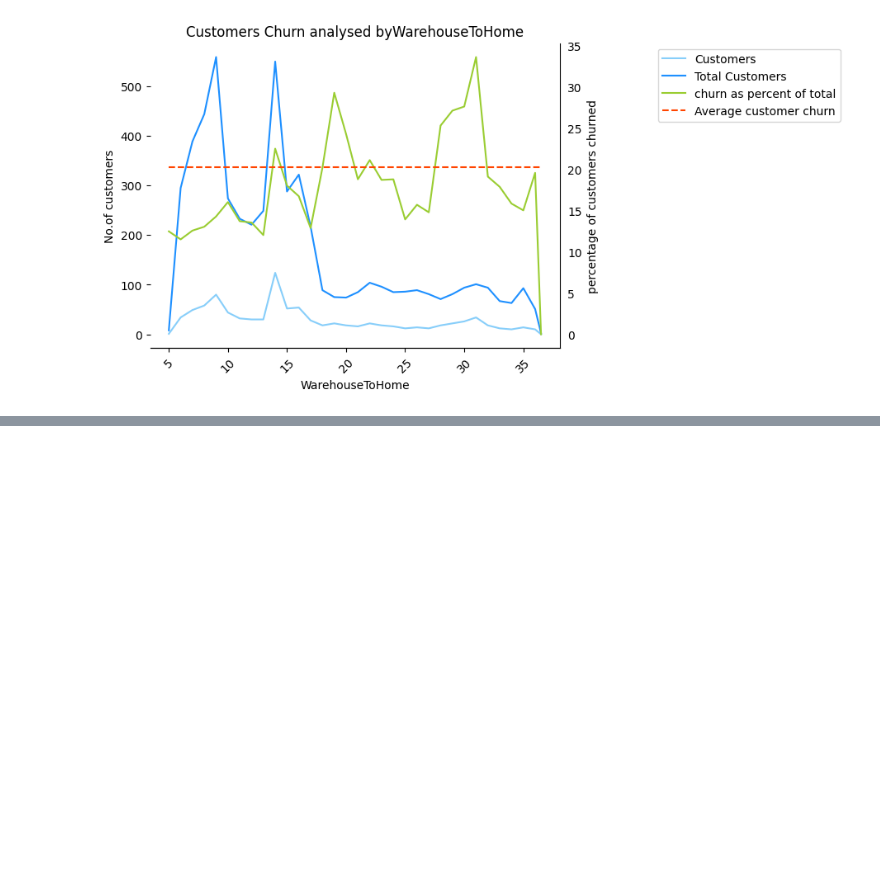
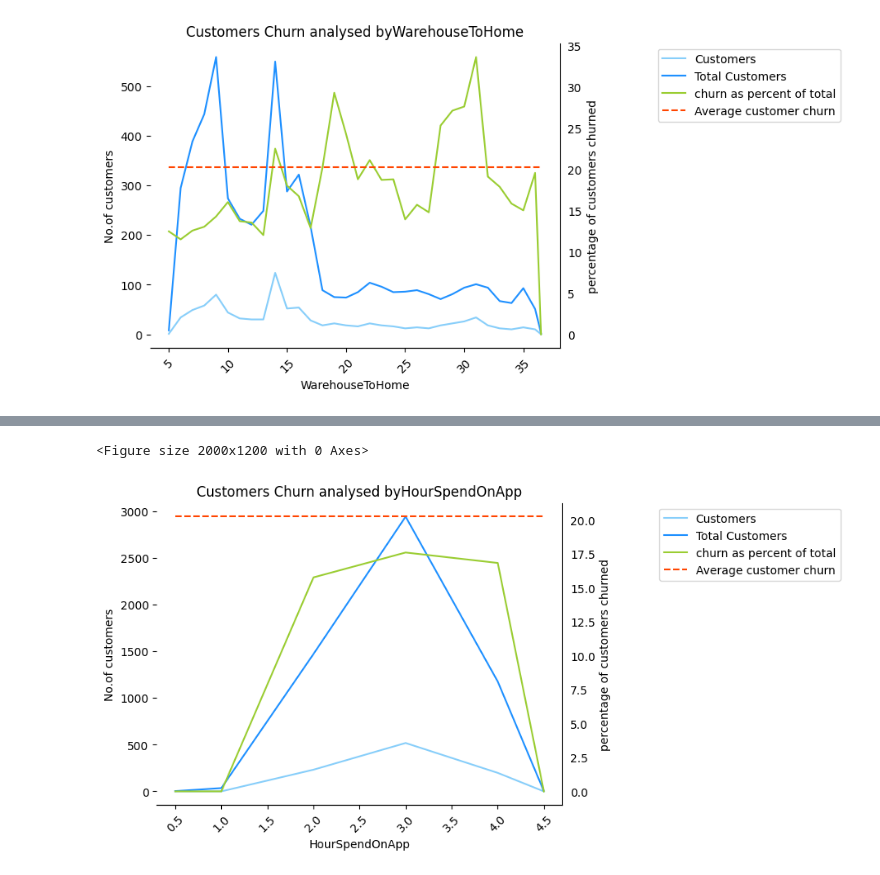
Before and after one commit to Suryasadasivam/e_commerce_customer_churn, a Jupyter notebook: Customer_chrun.ipynb, the cells around one changed output, grey strips where cells are left out. Drawn from its saved outputs; the diff is of its cells as text; code cells hidden in the pictures; blank space fills up the shorter version.

```diff
--- a/Customer_chrun.ipynb
+++ b/Customer_chrun.ipynb
@@ -459,0 +470,5 @@ analysis_chart("WarehouseToHome")
+# %%
+analysis_chart('HourSpendOnApp')
+# %% [output]
+<Figure size 2000x1200 with 0 Axes>
+[figure, added]
```
Also changed, not shown: parts of 5 cells of this notebook.
